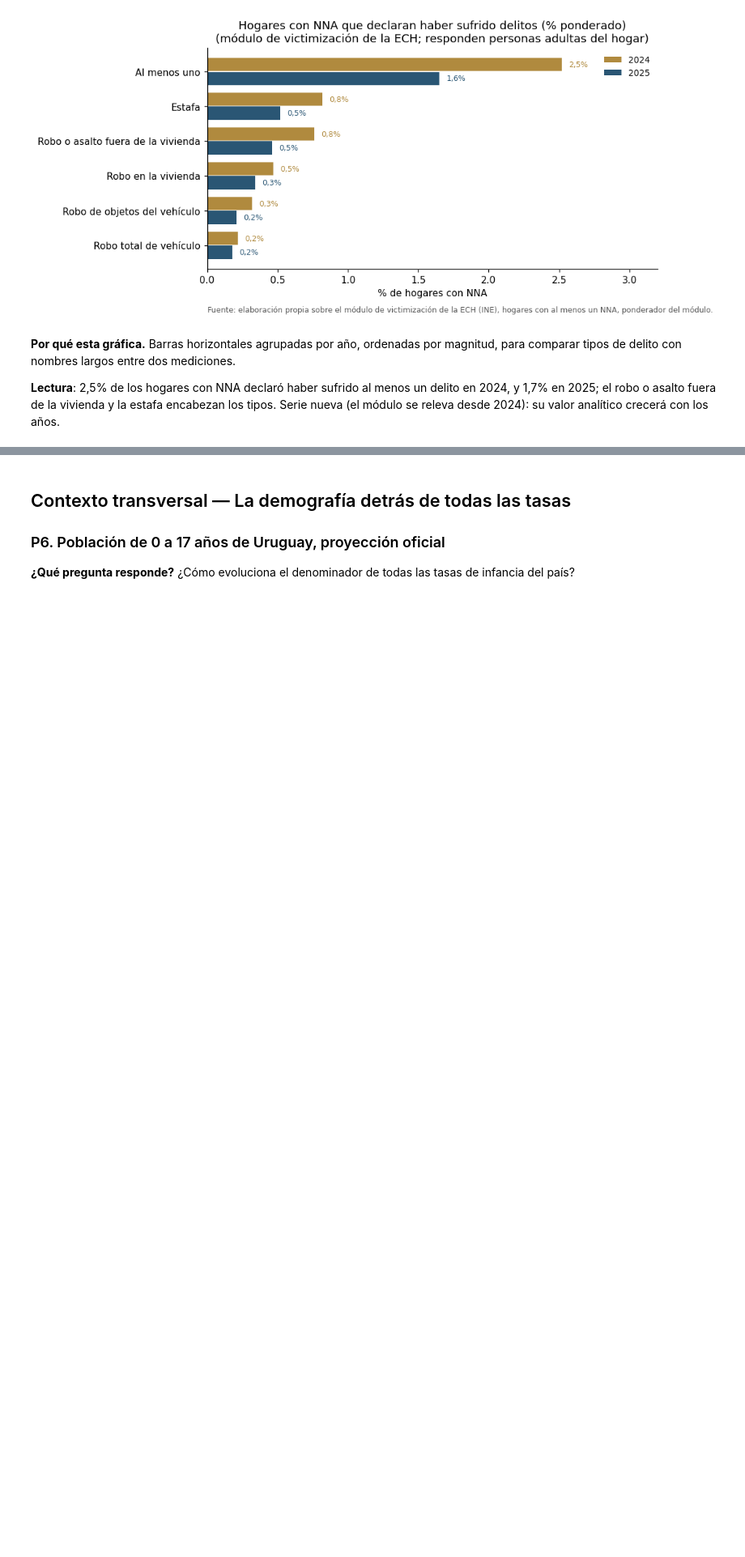
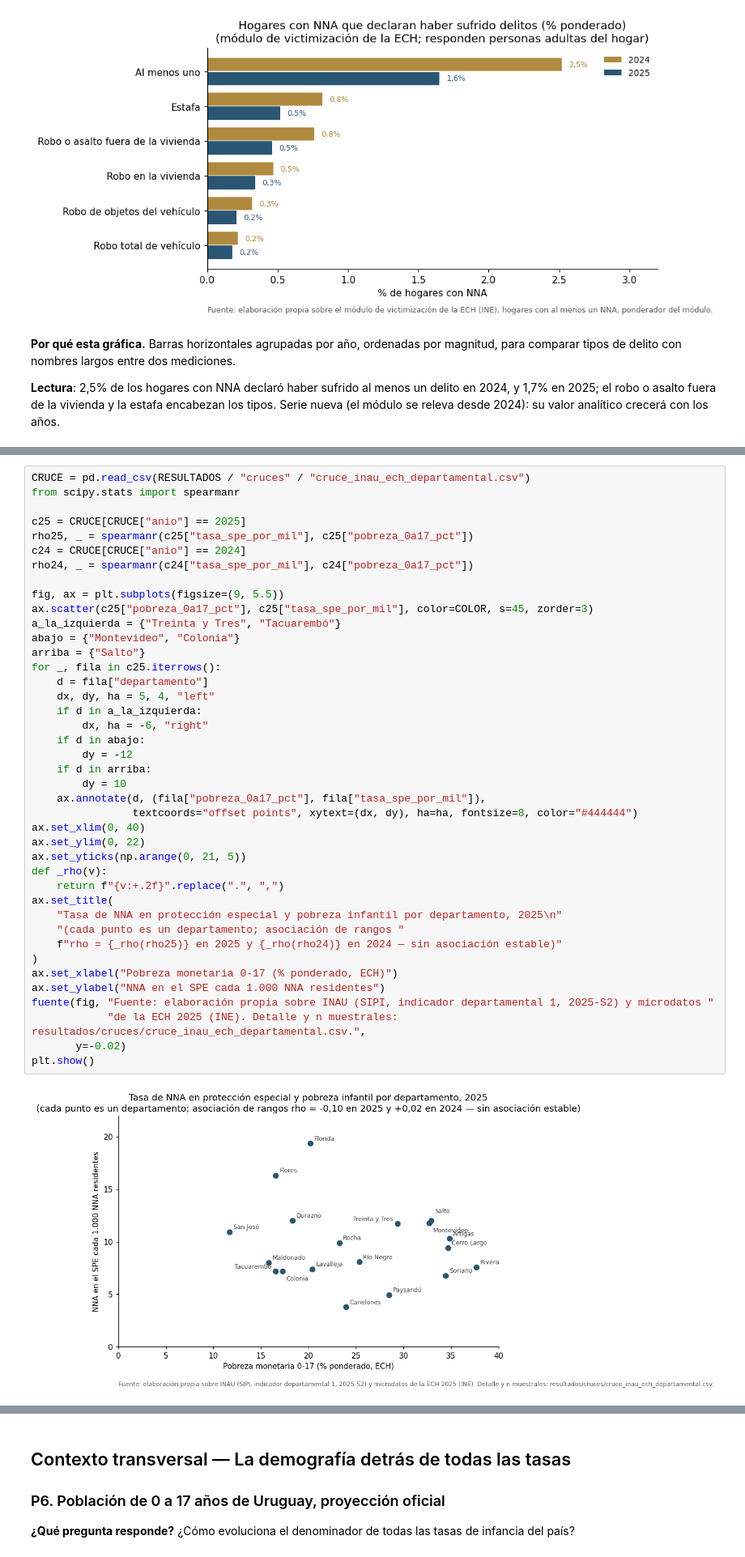
Before and after one commit to MCornesLucas/agente-politicas-sociales, a Jupyter notebook: notebooks/informe_piloto.ipynb, the cells around one changed output, grey strips where cells are left out. Shown at 81% size. Cells and saved outputs as stored; diff of their text form; blank space fills up the shorter version.

```diff
--- a/notebooks/informe_piloto.ipynb
+++ b/notebooks/informe_piloto.ipynb
@@ -1708,0 +1731,43 @@ releva desde 2024): su valor analítico crecerá con los años.
+# %%
+CRUCE = pd.read_csv(RESULTADOS / "cruces" / "cruce_inau_ech_departamental.csv")
+from scipy.stats import spearmanr
+
+c25 = CRUCE[CRUCE["anio"] == 2025]
+rho25, _ = spearmanr(c25["tasa_spe_por_mil"], c25["pobreza_0a17_pct"])
+c24 = CRUCE[CRUCE["anio"] == 2024]
+rho24, _ = spearmanr(c24["tasa_spe_por_mil"], c24["pobreza_0a17_pct"])
+
+fig, ax = plt.subplots(figsize=(9, 5.5))
+ax.scatter(c25["pobreza_0a17_pct"], c25["tasa_spe_por_mil"], color=COLOR, s=45, zorder=3)
+a_la_izquierda = {"Treinta y Tres", "Tacuarembó"}
+abajo = {"Montevideo", "Colonia"}
+arriba = {"Salto"}
+for _, fila in c25.iterrows():
+    d = fila["departamento"]
+    dx, dy, ha = 5, 4, "left"
+    if d in a_la_izquierda:
+        dx, ha = -6, "right"
+    if d in abajo:
+        dy = -12
+    if d in arriba:
+        dy = 10
+    ax.annotate(d, (fila["pobreza_0a17_pct"], fila["tasa_spe_por_mil"]),
+                textcoords="offset points", xytext=(dx, dy), ha=ha, fontsize=8, color="#444444")
+ax.set_xlim(0, 40)
+ax.set_ylim(0, 22)
+ax.set_yticks(np.arange(0, 21, 5))
+def _rho(v):
+    return f"{v:+.2f}".replace(".", ",")
+ax.set_title(
+    "Tasa de NNA en protección especial y pobreza infantil por departamento, 2025\n"
+    "(cada punto es un departamento; asociación de rangos "
+    f"rho = {_rho(rho25)} en 2025 y {_rho(rho24)} en 2024 — sin asociación estable)"
+)
+ax.set_xlabel("Pobreza monetaria 0-17 (% ponderado, ECH)")
+ax.set_ylabel("NNA en el SPE cada 1.000 NNA residentes")
+fuente(fig, "Fuente: elaboración propia sobre INAU (SIPI, indicador departamental 1, 2025-S2) y microdatos "
+            "de la ECH 2025 (INE). Detalle y n muestrales: resultados/cruces/cruce_inau_ech_departamental.csv.",
+       y=-0.02)
+plt.show()
+# %% [output]
+[figure, added]
```
Also changed, not shown: parts of 6 cells of this notebook, 7 other files.
